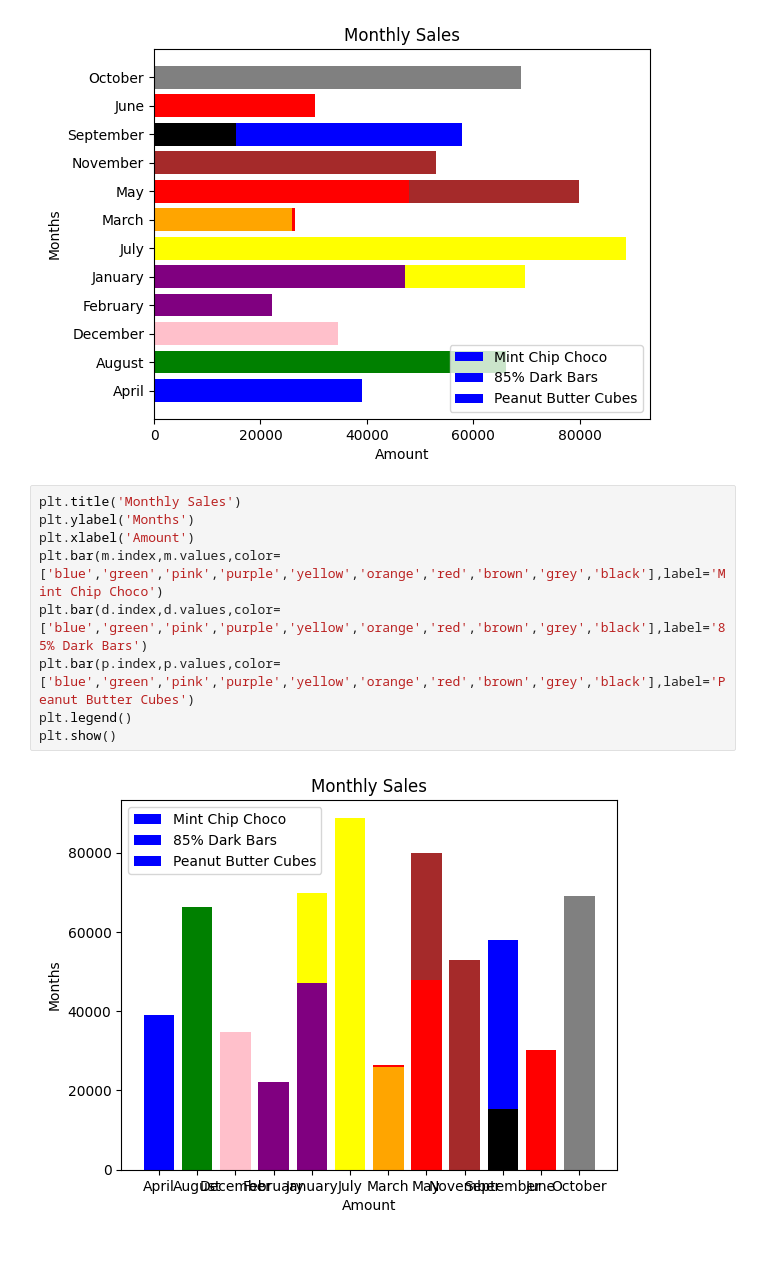
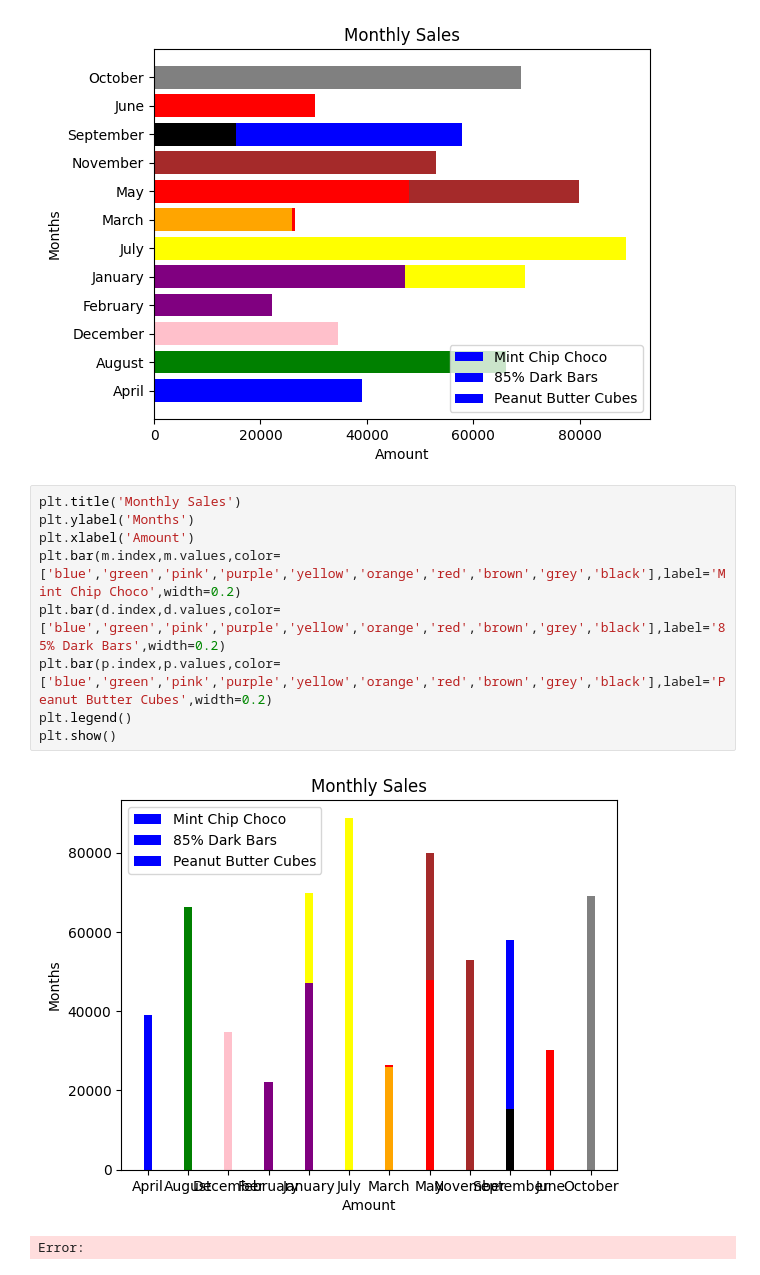
Before and after one commit to priyanshu-1006/Generative-AI, a Jupyter notebook: Machine_Learning/Prerequisite/03_Matplotib/04_Baar_Chart.ipynb, the cells around one changed output. Saved outputs shown, nothing was run; the diff lists cells and outputs as text.

```diff
--- a/Machine_Learning/Prerequisite/03_Matplotib/04_Baar_Chart.ipynb
+++ b/Machine_Learning/Prerequisite/03_Matplotib/04_Baar_Chart.ipynb
@@ -428,11 +439,12 @@ plt.show()
 # %%
 plt.title('Monthly Sales')
 plt.ylabel('Months')
 plt.xlabel('Amount')
-plt.bar(m.index,m.values,color=['blue','green','pink','purple','yellow','orange','red','brown','grey','black'],label='Mint Chip Choco')
-plt.bar(d.index,d.values,color=['blue','green','pink','purple','yellow','orange','red','brown','grey','black'],label='85% Dark Bars')
-plt.bar(p.index,p.values,color=['blue','green','pink','purple','yellow','orange','red','brown','grey','black'],label='Peanut Butter Cubes')
+plt.bar(m.index,m.values,color=['blue','green','pink','purple','yellow','orange','red','brown','grey','black'],label='Mint Chip Choco',width=0.2)
+plt.bar(d.index,d.values,color=['blue','green','pink','purple','yellow','orange','red','brown','grey','black'],label='85% Dark Bars',width=0.2)
+plt.bar(p.index,p.values,color=['blue','green','pink','purple','yellow','orange','red','brown','grey','black'],label='Peanut Butter Cubes',width=0.2)
 plt.legend()
 plt.show()
 # %% [output]
-[figure, old version]
+[figure, new version]
+Error:
```
Also changed, not shown: parts of 43 cells of this notebook.
